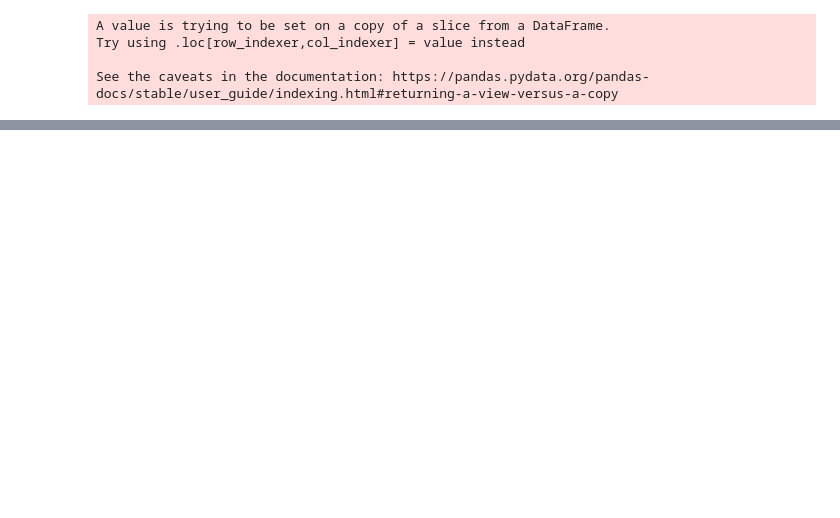
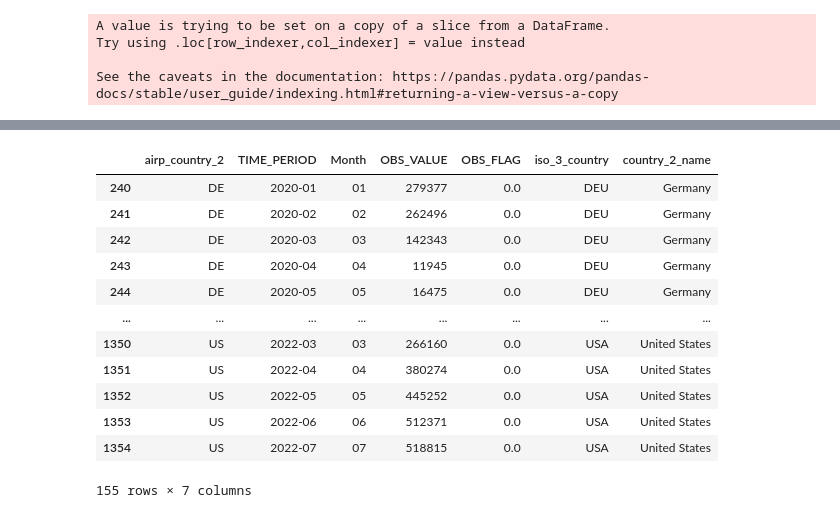
Before and after one commit to allanguzmanf/TIL6022-Project, a Jupyter notebook: SimonAndSörenGangGangGangGang.ipynb, the cells around one changed output, grey strips where cells are left out. Drawn from its saved outputs; the diff is of its cells as text; code cells hidden in the pictures; blank space fills up the shorter version.

```diff
--- a/SimonAndSörenGangGangGangGang.ipynb
+++ b/SimonAndSörenGangGangGangGang.ipynb
@@ -124,0 +100,16 @@ fig = go.Figure()
+# %%
+total_passengers
+# %% [output]
+|  | airp_country_2 | TIME_PERIOD | Month | OBS_VALUE | OBS_FLAG | iso_3_country | country_2_name |
+| 240 | DE | 2020-01 | 01 | 279377 | 0.0 | DEU | Germany |
+| 241 | DE | 2020-02 | 02 | 262496 | 0.0 | DEU | Germany |
+| 242 | DE | 2020-03 | 03 | 142343 | 0.0 | DEU | Germany |
+| 243 | DE | 2020-04 | 04 | 11945 | 0.0 | DEU | Germany |
+| 244 | DE | 2020-05 | 05 | 16475 | 0.0 | DEU | Germany |
+| ... | ... | ... | ... | ... | ... | ... | ... |
+| 1350 | US | 2022-03 | 03 | 266160 | 0.0 | USA | United States |
+| 1351 | US | 2022-04 | 04 | 380274 | 0.0 | USA | United States |
+| 1352 | US | 2022-05 | 05 | 445252 | 0.0 | USA | United States |
+| 1353 | US | 2022-06 | 06 | 512371 | 0.0 | USA | United States |
+| 1354 | US | 2022-07 | 07 | 518815 | 0.0 | USA | United States |
+155 rows × 7 columns
```
Also changed, not shown: parts of 10 cells of this notebook.
